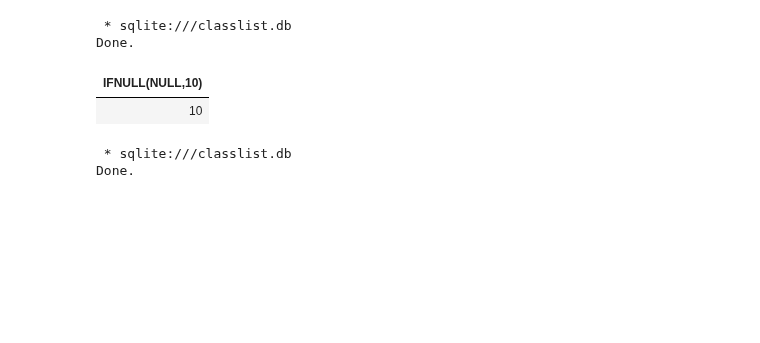
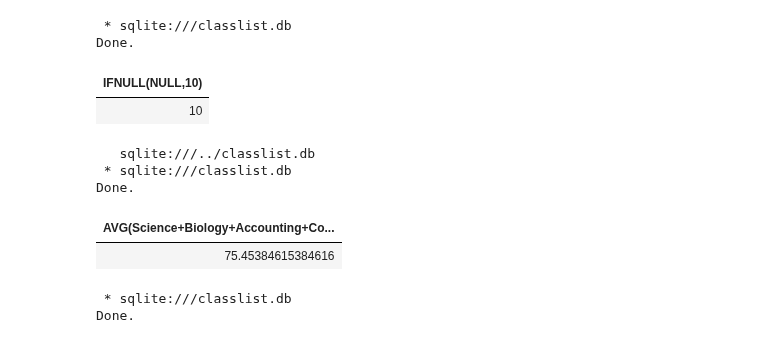
Before and after one commit to YvesMatanga/freemium_datascience, a Jupyter notebook: sql/mcq/Set_Theory_student_solution.ipynb, the cells around one changed output. Cells and saved outputs as stored; diff of their text form; code cells hidden in the pictures; blank space fills up the shorter version.

```diff
--- a/sql/mcq/Set_Theory_student_solution.ipynb
+++ b/sql/mcq/Set_Theory_student_solution.ipynb
@@ -154,6 +195,17 @@ SELECT IFNULL(NULL,10);
 Done.
 | IFNULL(NULL,10) |
 | 10 |
+# %%
+%%sql
+SELECT AVG(Science+Biology+Accounting+CompSci+Maths)/5 FROM Exammarks WHERE
+Science >= 50 AND Biology >= 50 AND Maths >= 50 AND CompSci >=50 AND
+Accounting >= 50;
+# %% [output]
+   sqlite:///../classlist.db
+ * sqlite:///classlist.db
+Done.
+| AVG(Science+Biology+Accounting+Co... |
+| 75.45384615384616 |
 # %%
 %%sql
 
```
Also changed, not shown: parts of 8 cells of this notebook, 16 other files.
